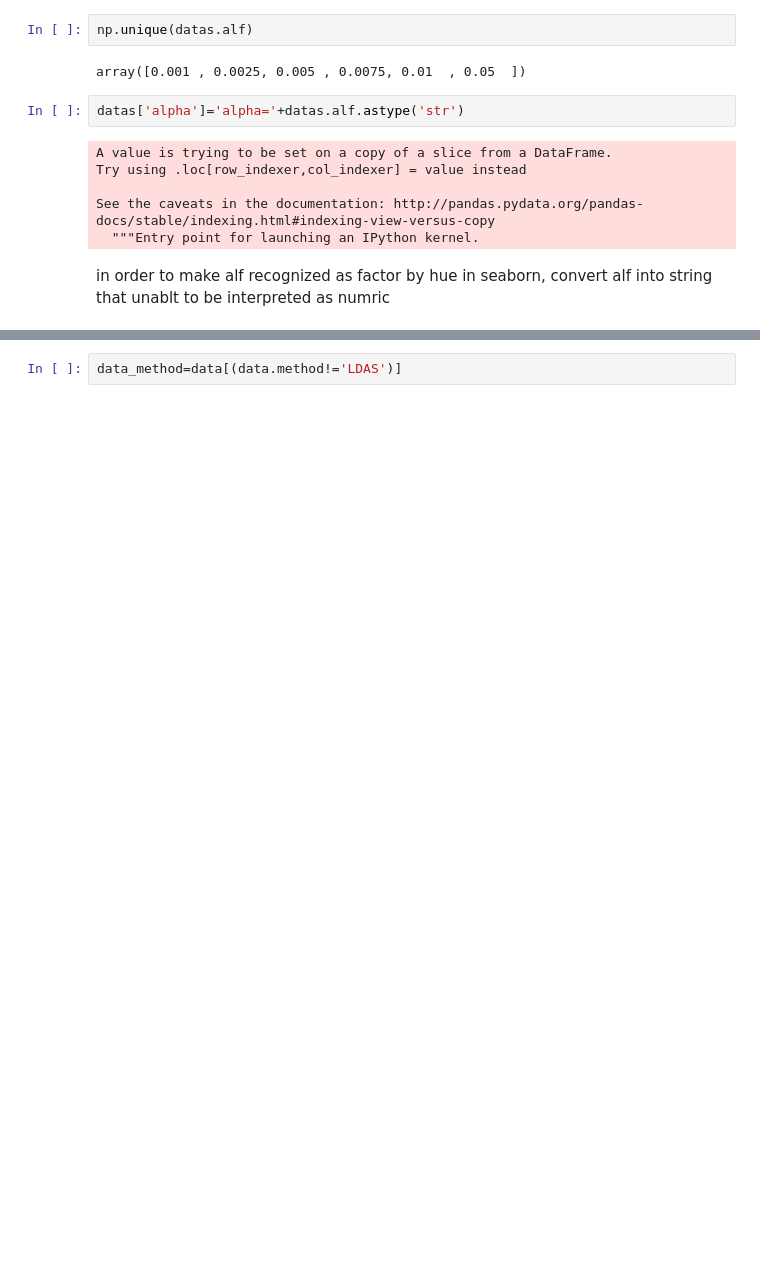
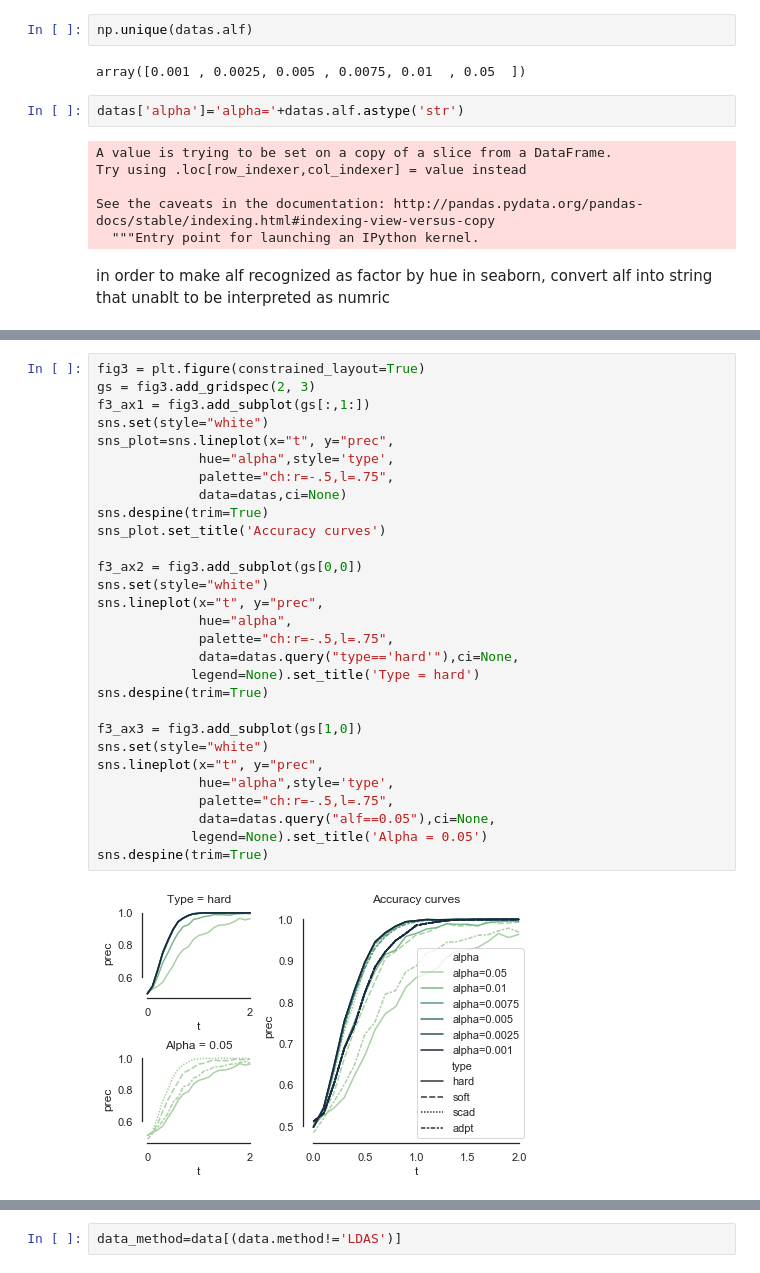
Before and after one commit to JasonZhang0619/LDAS, a Jupyter notebook: simulation_plot.ipynb, the cells around one changed output, grey strips where cells are left out. Saved outputs shown, nothing was run; the diff lists cells and outputs as text; blank space fills up the shorter version.

```diff
--- a/simulation_plot.ipynb
+++ b/simulation_plot.ipynb
@@ -62,3 +64,34 @@ sns.despine(trim=True)
+# %%
+fig3 = plt.figure(constrained_layout=True)
+gs = fig3.add_gridspec(2, 3)
+f3_ax1 = fig3.add_subplot(gs[:,1:])
+sns.set(style="white")
+sns_plot=sns.lineplot(x="t", y="prec",
+             hue="alpha",style='type',
+             palette="ch:r=-.5,l=.75",
+             data=datas,ci=None)
+sns.despine(trim=True)
+sns_plot.set_title('Accuracy curves')
+
+f3_ax2 = fig3.add_subplot(gs[0,0])
+sns.set(style="white")
+sns.lineplot(x="t", y="prec",
+             hue="alpha",
+             palette="ch:r=-.5,l=.75",
+             data=datas.query("type=='hard'"),ci=None,
+            legend=None).set_title('Type = hard')
+sns.despine(trim=True)
+
+f3_ax3 = fig3.add_subplot(gs[1,0])
+sns.set(style="white")
+sns.lineplot(x="t", y="prec",
+             hue="alpha",style='type',
+             palette="ch:r=-.5,l=.75",
+             data=datas.query("alf==0.05"),ci=None,
+            legend=None).set_title('Alpha = 0.05')
+sns.despine(trim=True)
+# %% [output]
+[figure, added]
 # %%
 sns.set(style="white")
 sns.relplot(x="t", y="prec",
```
Also changed, not shown: parts of 10 cells of this notebook, 5 other files.
